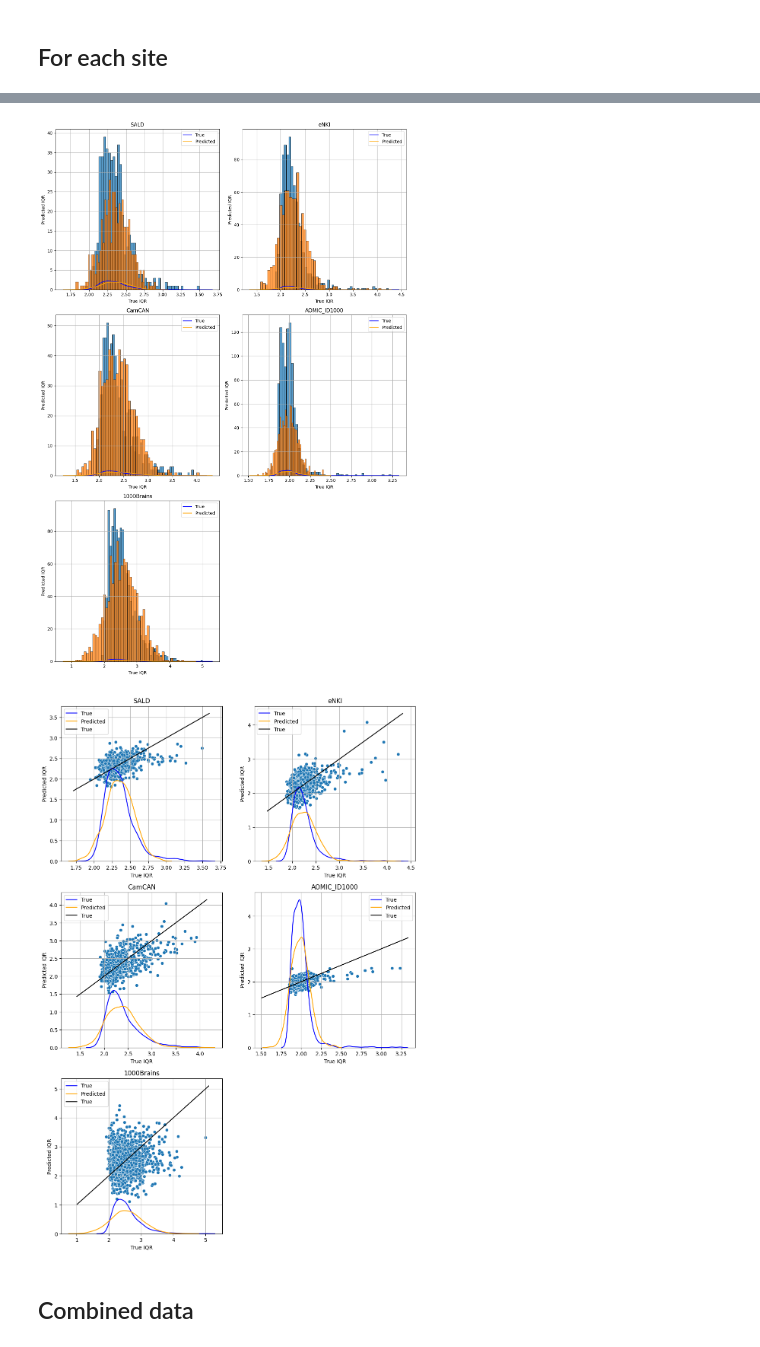
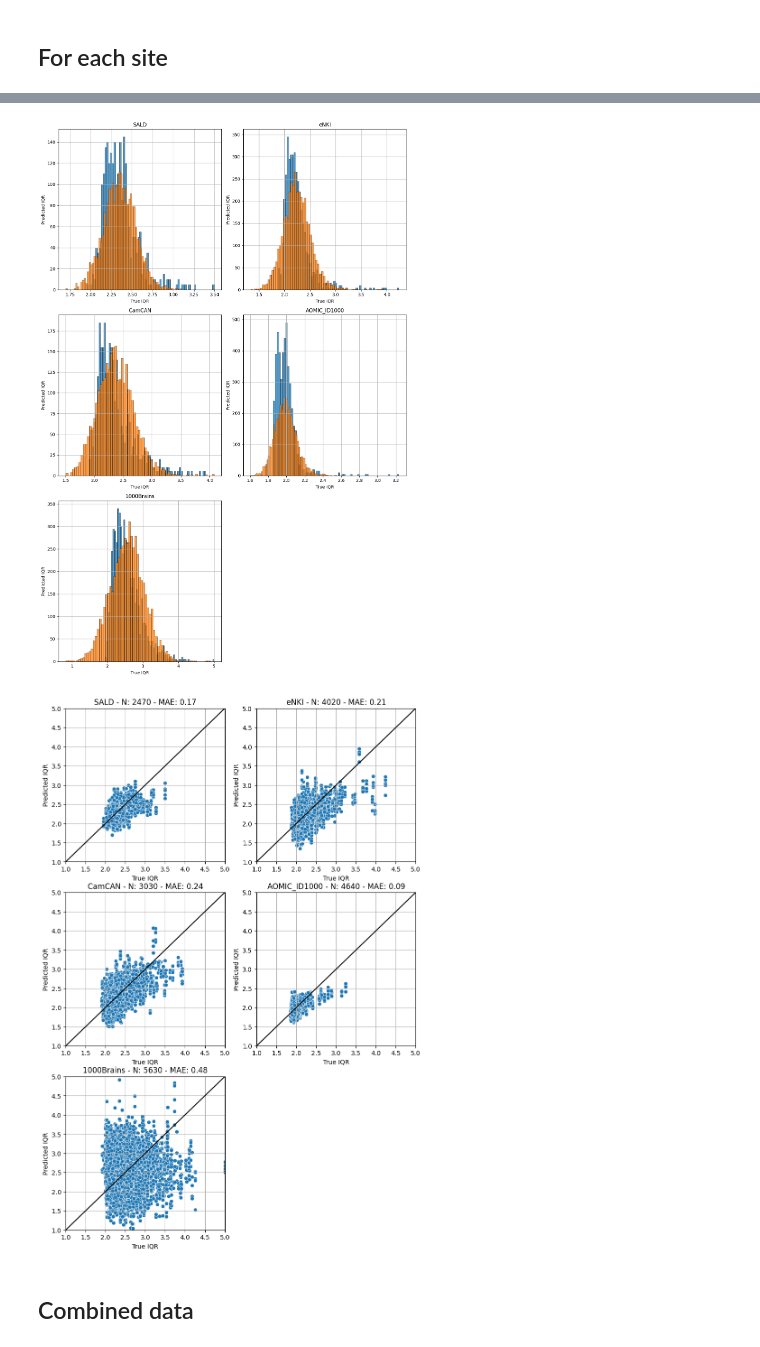
Before and after one commit to N-Nieto/QC, a Jupyter notebook: code/plots/plot_QC_predictin_from_features.ipynb, the cells around one changed output, grey strips where cells are left out. Drawn from its saved outputs; the diff is of its cells as text; code cells hidden in the pictures.

```diff
--- a/code/plots/QC_prediction_from_features/performance_QC.ipynb
+++ b/code/plots/plot_QC_predictin_from_features.ipynb
@@ -27,5 +24,5 @@ results_2_plot.shape
 # %%
-results_loop = pd.read_csv(results_dir / "results_QC_prediction_single_site.csv")
+results_single_site = pd.read_csv(results_dir / "results_QC_prediction_single_site.csv")
 
 
 # %%
@@ -34,66 +31,66 @@ fig = plt.figure(figsize=(12, 18))
 gs = GridSpec(3, 2, figure=fig)
 
 # Iterate over sites and create subplots
-for idx, site in enumerate(results_loop["Site"].unique()):
+for idx, site in enumerate(results_single_site["Site"].unique()):
     ax = fig.add_subplot(gs[idx // 2, idx % 2])
-    results_2_plot = results_loop[results_loop["Site"] == site]
+    results_2_plot = results_single_site[results_single_site["Site"] == site].copy()
 
     y_max = results_2_plot["y_true"].max()
     y_min = results_2_plot["y_true"].min()
     y_max = max(y_max, results_2_plot["y_pred"].max()) + 0.1
     y_min = min(y_min, results_2_plot["y_pred"].min()) - 0.1
 
-    sbn.histplot(data=results_2_plot, x="y_true", ax=ax, bins=50)
-    sbn.histplot(data=results_2_plot, x="y_pred", ax=ax, bins=50)
-    sbn.kdeplot(data=results_2_plot, x="y_true", ax=ax, color="blue", label="True")
-    sbn.kdeplot(
-        data=results_2_plot, x="y_pred", ax=ax, color="orange", label="Predicted"
-    )
+    sbn.histplot(data=results_2_plot, x="y_true", ax=ax, bins=70)
+    sbn.histplot(data=results_2_plot, x="y_pred", ax=ax, bins=70)
+    # sbn.kdeplot(data=results_2_plot, x="y_true", ax=ax, color="blue", label="True")
+    # sbn.kdeplot(
+    #     data=results_2_plot, x="y_pred", ax=ax, color="orange", label="Predicted"
+    # )
     # ax.set_xlim([y_min, y_max])
     # ax.set_ylim([y_min, y_max])
     ax.set_xlabel("True IQR")
     ax.set_ylabel("Predicted IQR")
-    ax.legend()
     ax.set_title(site)
     ax.grid()
-
 
 
 # Adjust layout
 plt.tight_layout()
 plt.show()
 # %% [output]
-[figure, old version]
+[figure, new version]
 # %%
-# %%
+
 # Create a figure with subplots arranged in 2 columns and 3 rows
-fig = plt.figure(figsize=(12, 18))
+fig = plt.figure(figsize=(10, 15))
 gs = GridSpec(3, 2, figure=fig)
-
+from sklearn.metrics import mean_absolute_error
 # Iterate over sites and create subplots
-for idx, site in enumerate(results_loop["Site"].unique()):
+for idx, site in enumerate(results_single_site["Site"].unique()):
     ax = fig.add_subplot(gs[idx // 2, idx % 2])
-    results_2_plot = results_loop[results_loop["Site"] == site]
+    results_2_plot = results_single_site[results_single_site["Site"] == site]
 
     y_max = results_2_plot["y_true"].max()
     y_min = results_2_plot["y_true"].min()
     y_max = max(y_max, results_2_plot["y_pred"].max()) + 0.1
     y_min = min(y_min, results_2_plot["y_pred"].min()) - 0.1
 
     sbn.scatterplot(data=results_2_plot, x="y_true", y="y_pred", ax=ax)
-    sbn.kdeplot(data=results_2_plot, x="y_true", ax=ax, color="blue", label="True")
-    sbn.kdeplot(
-        data=results_2_plot, x="y_pred", ax=ax, color="orange", label="Predicted"
-    )
-    ax.plot([y_min, y_max], [y_min, y_max], color="black", label="True")
+    # sbn.kdeplot(data=results_2_plot, x="y_true", ax=ax, color="blue", label="True")
+    # sbn.kdeplot(
+    #     data=results_2_plot, x="y_pred", ax=ax, color="orange", label="Predicted"
+    # )
+    ax.plot([0, 10], [0, 10], color="black")
 
     ax.set_xlabel("True IQR")
     ax.set_ylabel("Predicted IQR")
-    ax.legend()
-    ax.set_title(site)
+    site_mae = mean_absolute_error(results_2_plot["y_true"],results_2_plot["y_pred"])
+    ax.set_title(site + f" - N: {results_2_plot.shape[0]} - MAE: {site_mae:.2f}")
     ax.grid()
+    plt.xlim([1,5])
+    plt.ylim([1,5])
 # %% [output]
-[figure, old version]
+[figure, new version]
 # %% [markdown]
 ## Combined data
 # %%
```
Also changed, not shown: parts of 7 cells of this notebook, 3 other files.
